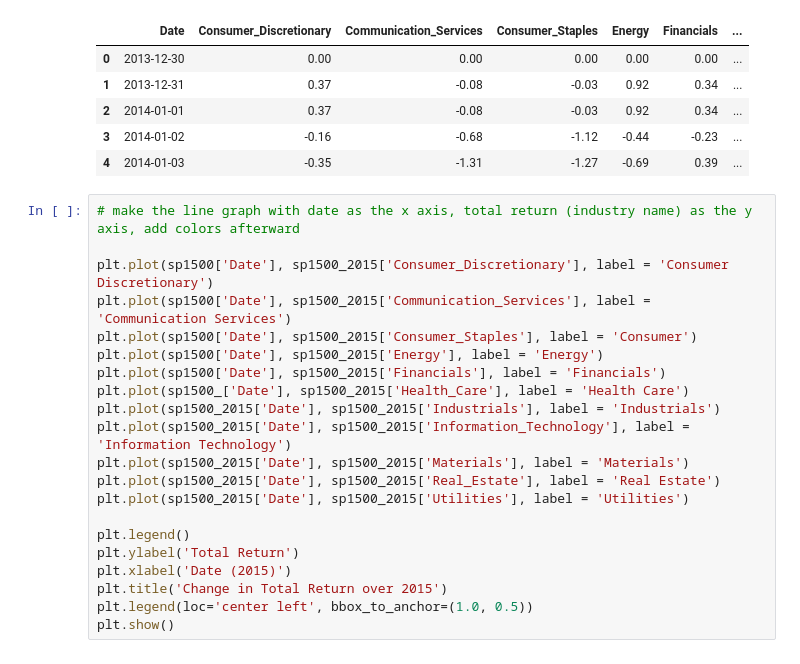
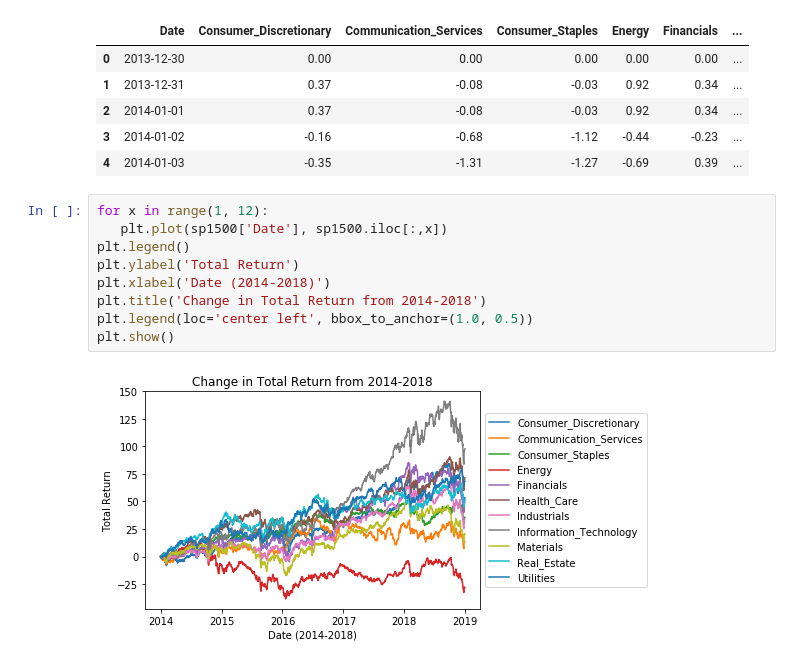
Before and after one commit to nancyculley/Little_Data_Project_1, a Jupyter notebook: 2015.ipynb, the cells around one changed output. Cells and saved outputs as stored; diff of their text form.

```diff
--- a/2015.ipynb
+++ b/2015.ipynb
@@ -90,24 +78,14 @@ sp1500.head()
 | 2 | 2014-01-01 | 0.37 | -0.08 | -0.03 | 0.92 | 0.34 | ... |
 | 3 | 2014-01-02 | -0.16 | -0.68 | -1.12 | -0.44 | -0.23 | ... |
 | 4 | 2014-01-03 | -0.35 | -1.31 | -1.27 | -0.69 | 0.39 | ... |
-# %%
-# make the line graph with date as the x axis, total return (industry name) as the y axis, add colors afterward
-
-plt.plot(sp1500['Date'], sp1500_2015['Consumer_Discretionary'], label = 'Consumer Discretionary')
-plt.plot(sp1500['Date'], sp1500_2015['Communication_Services'], label = 'Communication Services')
-plt.plot(sp1500['Date'], sp1500_2015['Consumer_Staples'], label = 'Consumer')
-plt.plot(sp1500['Date'], sp1500_2015['Energy'], label = 'Energy')
-plt.plot(sp1500['Date'], sp1500_2015['Financials'], label = 'Financials')
-plt.plot(sp1500_['Date'], sp1500_2015['Health_Care'], label = 'Health Care')
-plt.plot(sp1500_2015['Date'], sp1500_2015['Industrials'], label = 'Industrials')
-plt.plot(sp1500_2015['Date'], sp1500_2015['Information_Technology'], label = 'Information Technology')
-plt.plot(sp1500_2015['Date'], sp1500_2015['Materials'], label = 'Materials')
-plt.plot(sp1500_2015['Date'], sp1500_2015['Real_Estate'], label = 'Real Estate')
-plt.plot(sp1500_2015['Date'], sp1500_2015['Utilities'], label = 'Utilities')
-
-plt.legend()
-plt.ylabel('Total Return')
-plt.xlabel('Date (2015)')
-plt.title('Change in Total Return over 2015')
-plt.legend(loc='center left', bbox_to_anchor=(1.0, 0.5))
-plt.show()
+# %%
+for x in range(1, 12):
+   plt.plot(sp1500['Date'], sp1500.iloc[:,x])
+plt.legend()
+plt.ylabel('Total Return')
+plt.xlabel('Date (2014-2018)')
+plt.title('Change in Total Return from 2014-2018')
+plt.legend(loc='center left', bbox_to_anchor=(1.0, 0.5))
+plt.show()
+# %% [output]
+[figure, added]
```
Also changed, not shown: parts of 4 cells of this notebook.
